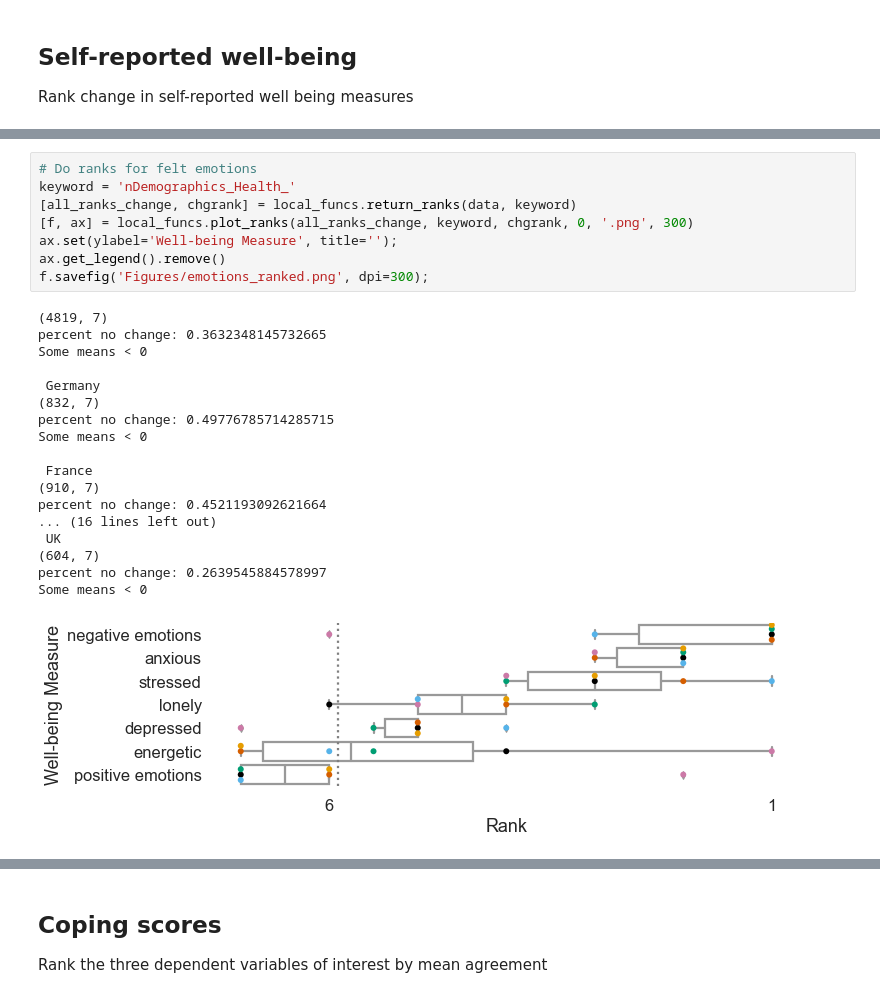
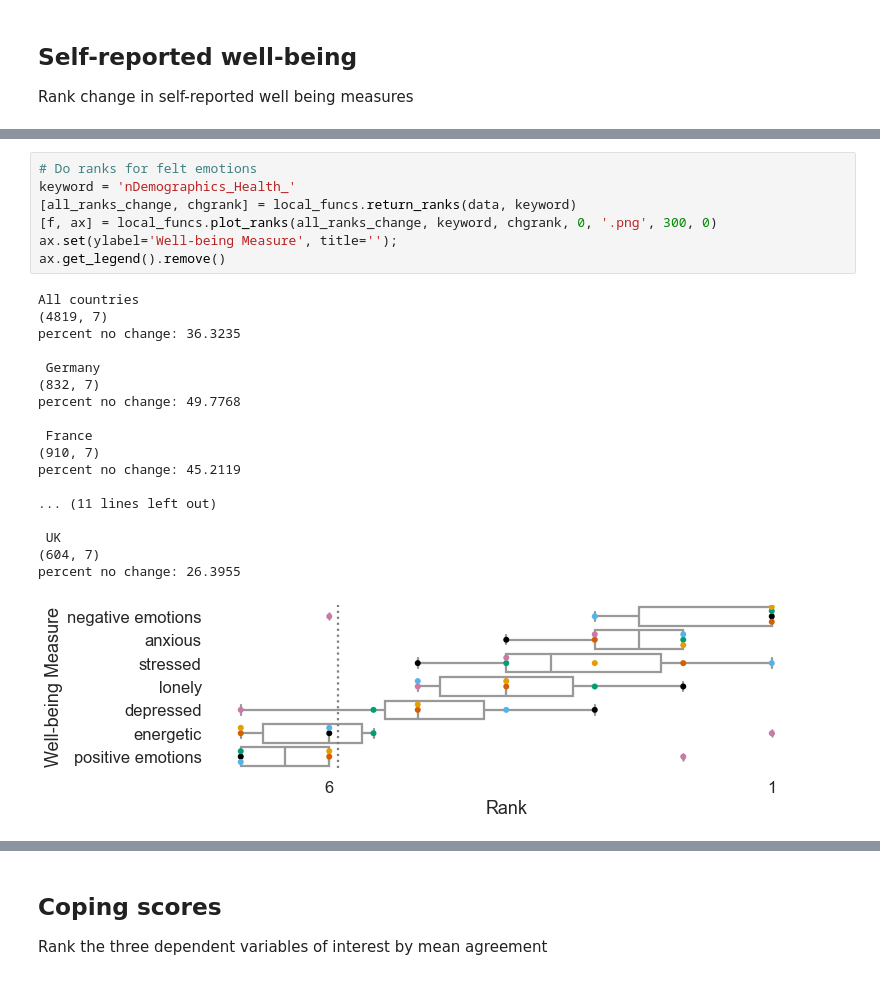
Before and after one commit to lkfink/CMQ, a Jupyter notebook: Ranks.ipynb, the cells around one changed output, grey strips where cells are left out. Cells and saved outputs as stored; diff of their text form.

Commit message:
clean up ranks notebook and functions

```diff
--- a/Ranks.ipynb
+++ b/Ranks.ipynb
@@ -312,30 +313,29 @@ Rank change in self-reported well being measures
 # %%
 # Do ranks for felt emotions
 keyword = 'nDemographics_Health_'
 [all_ranks_change, chgrank] = local_funcs.return_ranks(data, keyword)
-[f, ax] = local_funcs.plot_ranks(all_ranks_change, keyword, chgrank, 0, '.png', 300)
+[f, ax] = local_funcs.plot_ranks(all_ranks_change, keyword, chgrank, 0, '.png', 300, 0)
 ax.set(ylabel='Well-being Measure', title='');
 ax.get_legend().remove()
-f.savefig('Figures/emotions_ranked.png', dpi=300);
 # %% [output]
+All countries
 (4819, 7)
-percent no change: 0.3632348145732665
-Some means < 0
+percent no change: 36.3235
 
  Germany
 (832, 7)
-percent no change: 0.49776785714285715
-Some means < 0
+percent no change: 49.7768
 
  France
 (910, 7)
-percent no change: 0.4521193092621664
-... (16 lines left out)
+percent no change: 45.2119
+
+... (11 lines left out)
+
  UK
 (604, 7)
-percent no change: 0.2639545884578997
-Some means < 0
+percent no change: 26.3955
-[figure, old version]
+[figure, new version]
 # %%
 local_funcs.print_rank_corr(all_ranks_change)
 # %% [output]
```
Also changed, not shown: parts of 30 cells of this notebook, 1 other file.
